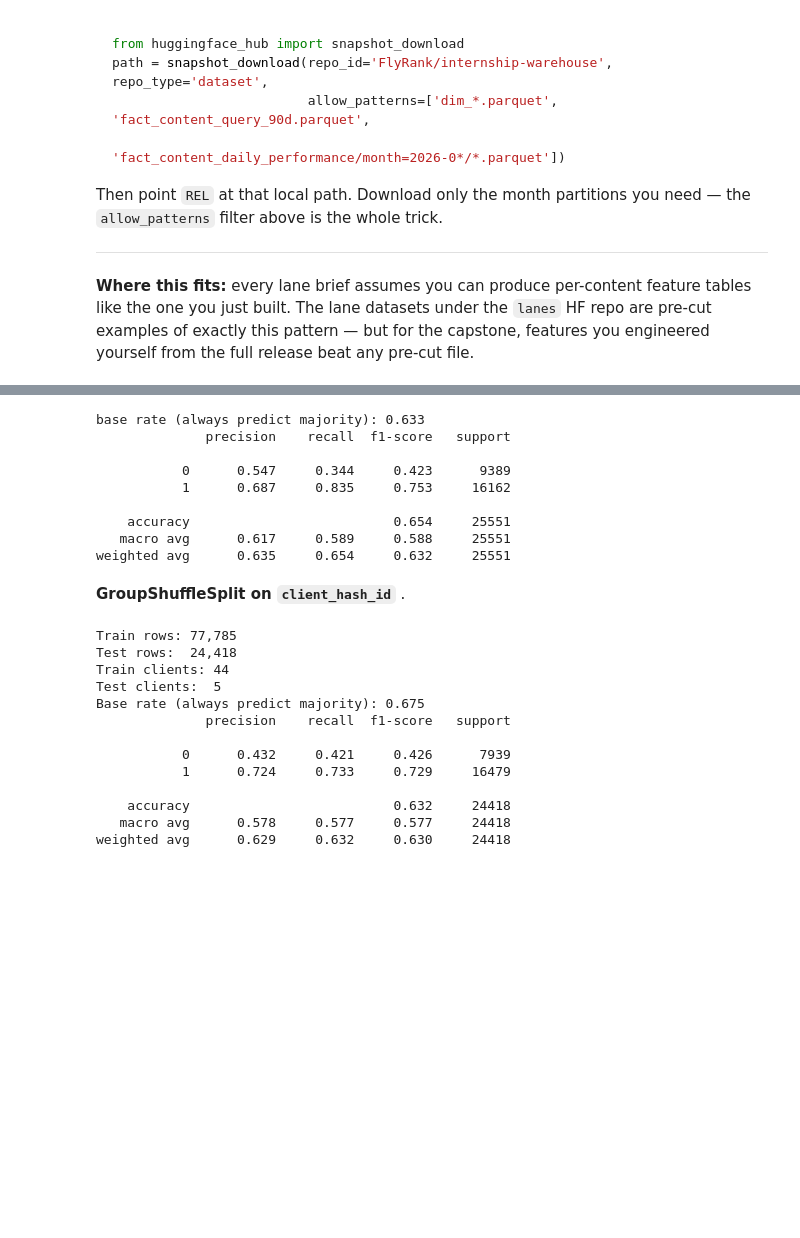
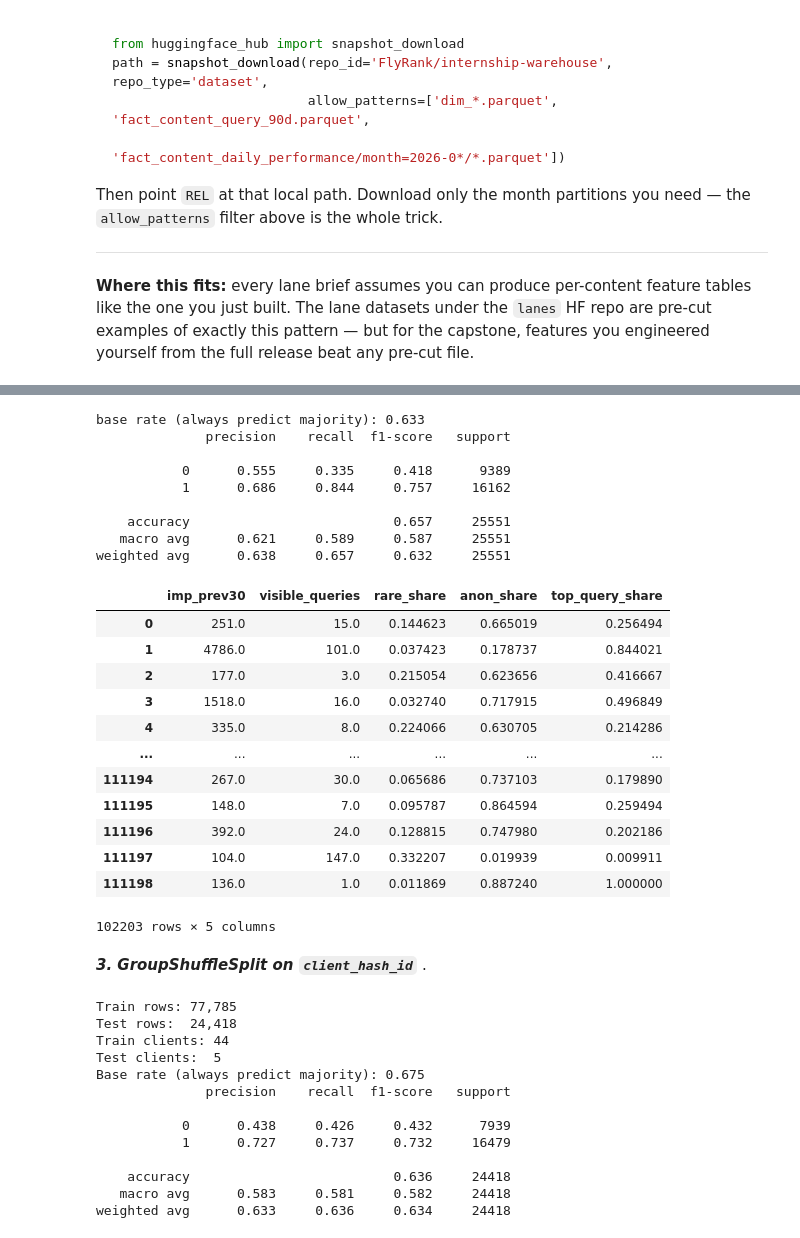
Before and after one commit to ahmedabdelshaheed/flyrank_machinelearning, a Jupyter notebook: notebooks/03_working_with_the_full_release.ipynb, the cells around one changed output, grey strips where cells are left out. Drawn from its saved outputs; the diff is of its cells as text; code cells hidden in the pictures; blank space fills up the shorter version.

```diff
--- a/notebooks/03_working_with_the_full_release.ipynb
+++ b/notebooks/03_working_with_the_full_release.ipynb
@@ -245,12 +319,16 @@ query_concentration = con.sql(f"""
     GROUP BY content_hash_id
 """).df()
 
-model_data = model_data.merge(
+model_data2 = model_data.merge(
     query_concentration,
     on='content_hash_id',
     how='left'
 )
-X, y = model_data[feature_cols], model_data['is_declining']
+
+
+
+feature_cols = ['imp_prev30', 'visible_queries', 'rare_share', 'anon_share', 'top_query_share','query_concentration']
+X, y = model_data2[feature_cols], model_data2['is_declining']
 
 X_tr, X_te, y_tr, y_te = train_test_split(X, y, test_size=0.25, random_state=42, stratify=y)
 model = RandomForestClassifier(n_estimators=200, random_state=42, n_jobs=-1).fit(X_tr, y_tr)
@@ -261,9 +339,9 @@ print(classification_report(y_te, model.predict(X_te), digits=3))
 base rate (always predict majority): 0.633
               precision    recall  f1-score   support
 
-           0      0.547     0.344     0.423      9389
-           1      0.687     0.835     0.753     16162
+           0      0.555     0.335     0.418      9389
+           1      0.686     0.844     0.757     16162
 
-    accuracy                          0.654     25551
-   macro avg      0.617     0.589     0.588     25551
-weighted avg      0.635     0.654     0.632     25551
+    accuracy                          0.657     25551
+   macro avg      0.621     0.589     0.587     25551
+weighted avg      0.638     0.657     0.632     25551
@@ -272,9 +348,27 @@ model_data.head(10)
+# %%
+X
+# %% [output]
+|  | imp_prev30 | visible_queries | rare_share | anon_share | top_query_share |
+| 0 | 251.0 | 15.0 | 0.144623 | 0.665019 | 0.256494 |
+| 1 | 4786.0 | 101.0 | 0.037423 | 0.178737 | 0.844021 |
+| 2 | 177.0 | 3.0 | 0.215054 | 0.623656 | 0.416667 |
+| 3 | 1518.0 | 16.0 | 0.032740 | 0.717915 | 0.496849 |
+| 4 | 335.0 | 8.0 | 0.224066 | 0.630705 | 0.214286 |
+| ... | ... | ... | ... | ... | ... |
+| 111194 | 267.0 | 30.0 | 0.065686 | 0.737103 | 0.179890 |
+| 111195 | 148.0 | 7.0 | 0.095787 | 0.864594 | 0.259494 |
+| 111196 | 392.0 | 24.0 | 0.128815 | 0.747980 | 0.202186 |
+| 111197 | 104.0 | 147.0 | 0.332207 | 0.019939 | 0.009911 |
+| 111198 | 136.0 | 1.0 | 0.011869 | 0.887240 | 1.000000 |
+102203 rows × 5 columns
 # %% [markdown]
-**GroupShuffleSplit on `client_hash_id`** .
+***3. GroupShuffleSplit on `client_hash_id`*** .
 # %%
 from sklearn.model_selection import GroupShuffleSplit
 from sklearn.ensemble import RandomForestClassifier
 from sklearn.metrics import classification_report
+
+feature_cols = ['imp_prev30', 'visible_queries', 'rare_share', 'anon_share', 'top_query_share']
 
 # Features and target
 X = model_data[feature_cols]
@@ -335,9 +429,9 @@ Test clients:  5
 Base rate (always predict majority): 0.675
               precision    recall  f1-score   support
 
-           0      0.432     0.421     0.426      7939
-           1      0.724     0.733     0.729     16479
+           0      0.438     0.426     0.432      7939
+           1      0.727     0.737     0.732     16479
 
-    accuracy                          0.632     24418
-   macro avg      0.578     0.577     0.577     24418
-weighted avg      0.629     0.632     0.630     24418
+    accuracy                          0.636     24418
+   macro avg      0.583     0.581     0.582     24418
+weighted avg      0.633     0.636     0.634     24418
```
Also changed, not shown: parts of 7 cells of this notebook.
